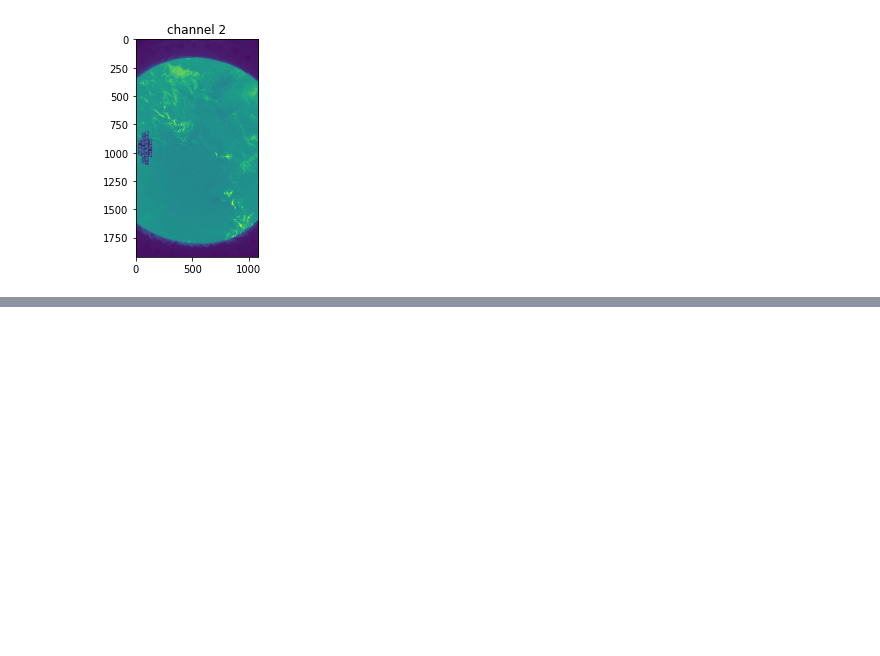
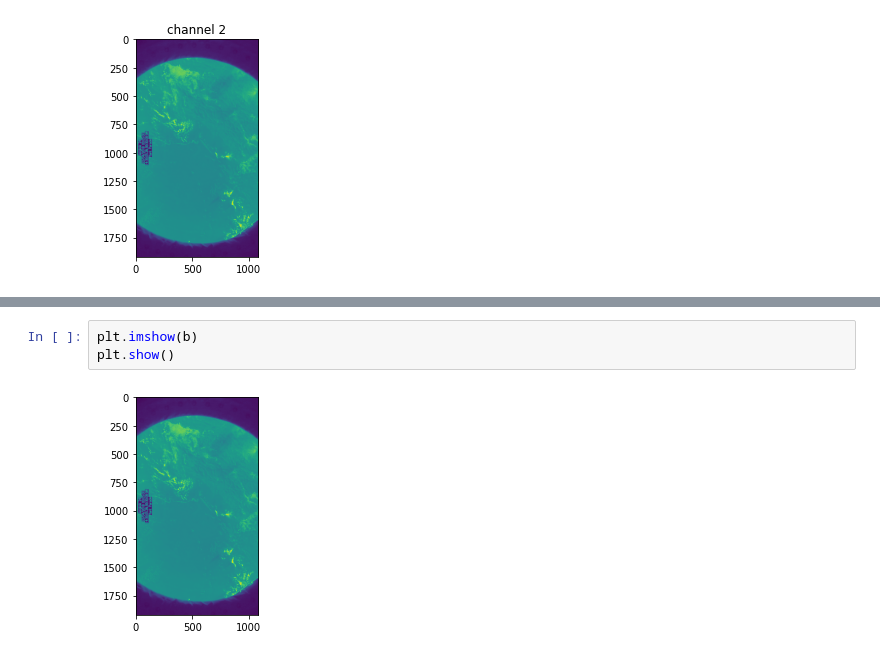
Before and after one commit to cl3m3nt/astropi, a Jupyter notebook: ndvi_getstarted.ipynb, the cells around one changed output, grey strips where cells are left out. Cells and saved outputs as stored; diff of their text form; blank space fills up the shorter version.

```diff
--- a/ndvi_getstarted.ipynb
+++ b/ndvi_getstarted.ipynb
@@ -93,0 +108,5 @@ ValueError: operands could not be broadcast together with shapes (1920,1080) (19
+# %%
+plt.imshow(b)
+plt.show()
+# %% [output]
+[figure, added]
```
Also changed, not shown: parts of 21 cells of this notebook, 3 other files.
